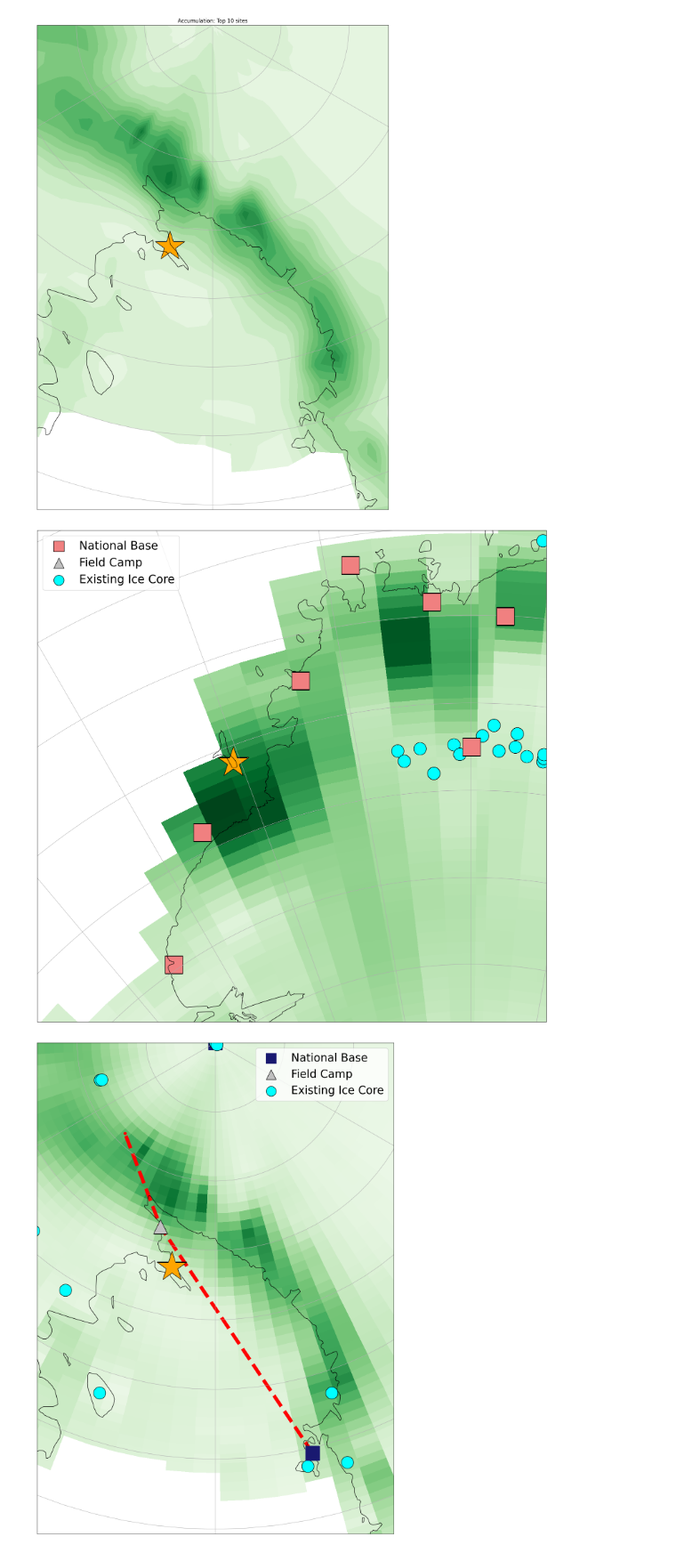
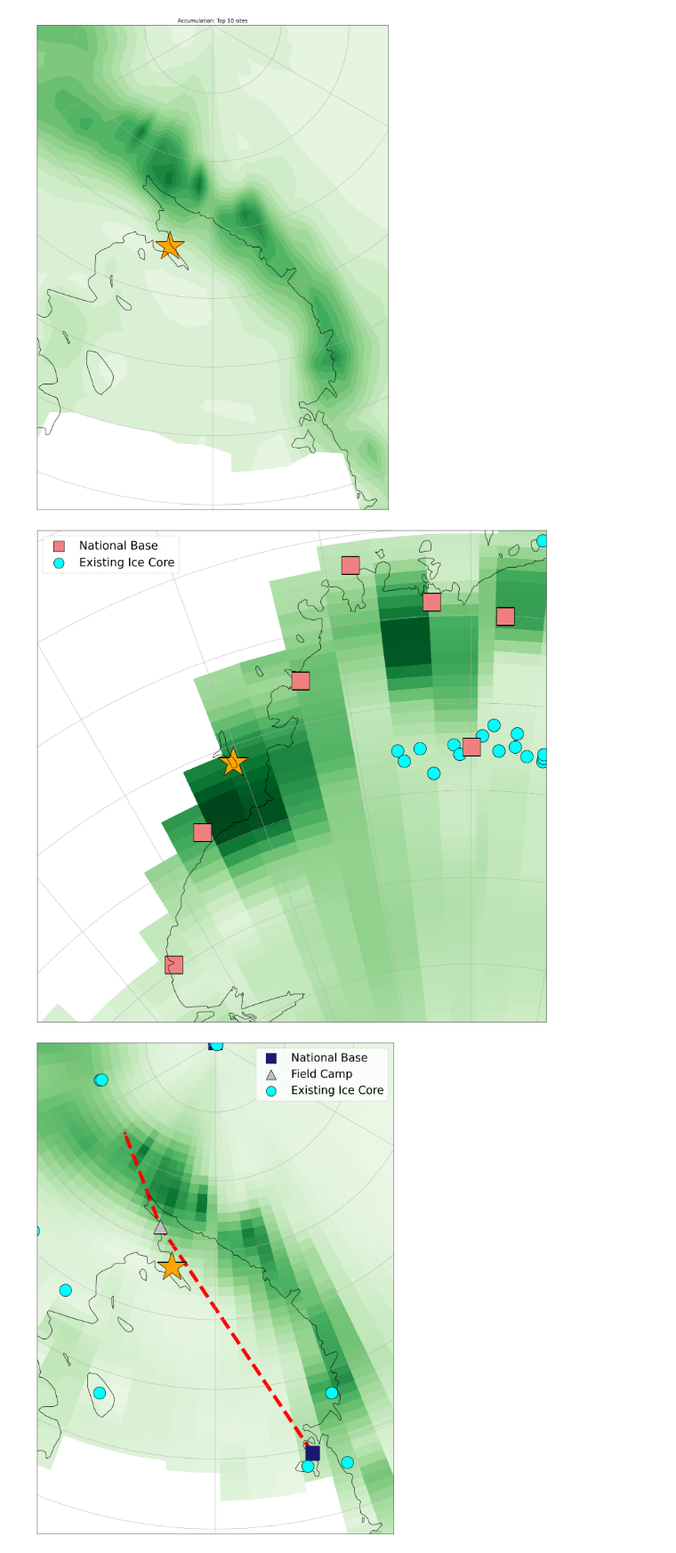
Before and after one commit to advikeswaran/optimal-sensor, a Jupyter notebook: ReconScore.ipynb, the cells around one changed output. Shown at 89% size. Cells and saved outputs as stored; diff of their text form; code cells hidden in the pictures.

```diff
--- a/ReconScore.ipynb
+++ b/ReconScore.ipynb
@@ -217,35 +217,35 @@ plt.pcolormesh(lon_mesh, lat_mesh, grid_values, zorder=0, transform=ccrs.PlateCa
 #plt.scatter(lonLand[:5793], latLand[:5793], c=quad, s=5700, cmap=plt.cm.Greens, alpha=0.75, transform=ccrs.PlateCarree())
 
 plt.plot([start[0], end[0], end2[0], end3[0]], [start[1], end[1], end2[1], end3[0]], color='red',  linestyle='--', zorder=1, linewidth=8, marker='o', transform=ccrs.Geodetic())
 #plt.title("Accumulation: Top 10 sites")
 
 ax.coastlines()
 plt.scatter(0,	90, c='lightcoral', s=500, linewidth=1, edgecolors='black', marker='s', label='National Base', zorder=3, transform=ccrs.PlateCarree())
 plt.scatter(0,	-90, c='midnightblue', s=1000, linewidth=1, marker='s',  zorder=1, transform=ccrs.PlateCarree())
 plt.scatter(166.668235, -77.846323, c='midnightblue', marker='s', zorder=3, s=1000, transform=ccrs.PlateCarree())
 
 plt.scatter(-163.370783, -84.452983, c='silver', marker='^', s=1000, zorder=2, edgecolors='black', transform=ccrs.PlateCarree())
-plt.scatter(-163.370783, 84.452983, label='Field Camp', c='silver', edgecolors='black', marker='^', s=500, transform=ccrs.PlateCarree())
+#plt.scatter(-163.370783, 84.452983, label='Field Camp', c='silver', edgecolors='black', marker='^', s=500, transform=ccrs.PlateCarree())
 
 plt.scatter(-169, -83.4, c='orange', s=7500, marker='*', linewidth=1, zorder=4, edgecolors='black', alpha=1, cmap=plt.cm.Reds, vmin=-10, vmax=10, transform=ccrs.PlateCarree())
 plt.scatter(0, 90, label='Existing Ice Core', c='cyan', linewidth=1, edgecolors='black', s=500, zorder=1, transform=ccrs.PlateCarree())
 plt.scatter(sites[:, 1], sites[:, 0], c='cyan', s=750, linewidth=1, edgecolors='black', zorder=2, transform=ccrs.PlateCarree())
 
 plt.scatter(-20.6, -74.37, c='orange',  s=5000, marker='*', linewidth=1, edgecolors='black', alpha=1, cmap=plt.cm.Reds, vmin=-10, vmax=10, zorder=1, transform=ccrs.PlateCarree())
 
 plt.scatter(-34.627588, -77.873696, c='lightcoral', s=1500, edgecolors='black', linewidth=1, marker='s',  zorder=1, transform=ccrs.PlateCarree())
 plt.scatter(-25.508333, -75.568056, c='lightcoral', marker='s', edgecolors='black', linewidth=1, zorder=3, s=1500, transform=ccrs.PlateCarree())
 plt.scatter(-13.40735, -73.042283, c='lightcoral', marker='s', edgecolors='black', linewidth=1, zorder=3, s=1500, transform=ccrs.PlateCarree())
 plt.scatter(-8.274167, -70.674444, c='lightcoral', marker='s', edgecolors='black', linewidth=1, zorder=3, s=1500, transform=ccrs.PlateCarree())
 plt.scatter(-2.828611, -71.673611, c='lightcoral', marker='s', edgecolors='black', linewidth=1, zorder=3, s=1500, transform=ccrs.PlateCarree())
 plt.scatter(2.535138, -72.011662, c='lightcoral', marker='s', edgecolors='black', linewidth=1, zorder=3, s=1500, transform=ccrs.PlateCarree())
 plt.scatter(0.066792, -75.001882, c='lightcoral', marker='s', edgecolors='black', linewidth=1, zorder=3, s=1500, transform=ccrs.PlateCarree())
 
 plt.legend(fontsize=25, loc='upper left')
 #plt.scatter(crLon, crLat, c='yellow', s=500, transform=ccrs.PlateCarree())
 plt.show()
 # %% [output]
-[figure, old version]
+[figure, new version]
 # %%
 
 
```
Also changed, not shown: parts of 4 cells of this notebook, 2 other files.
